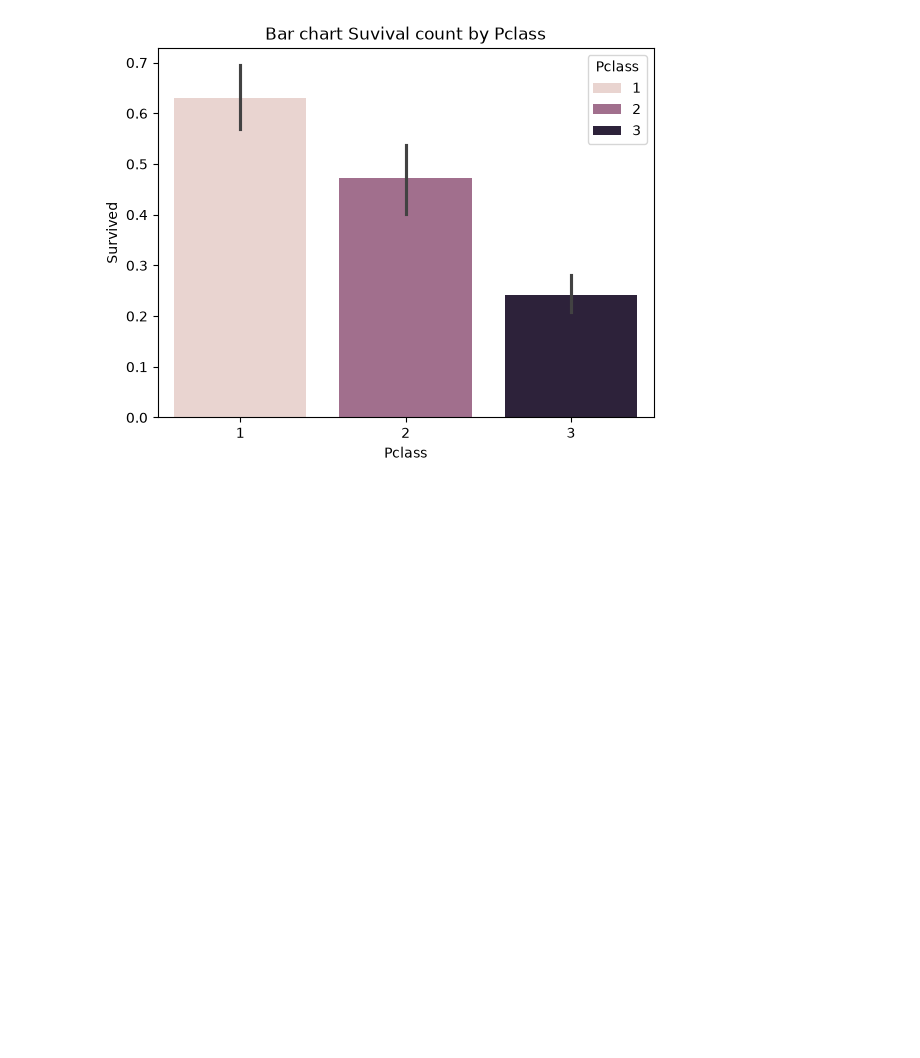
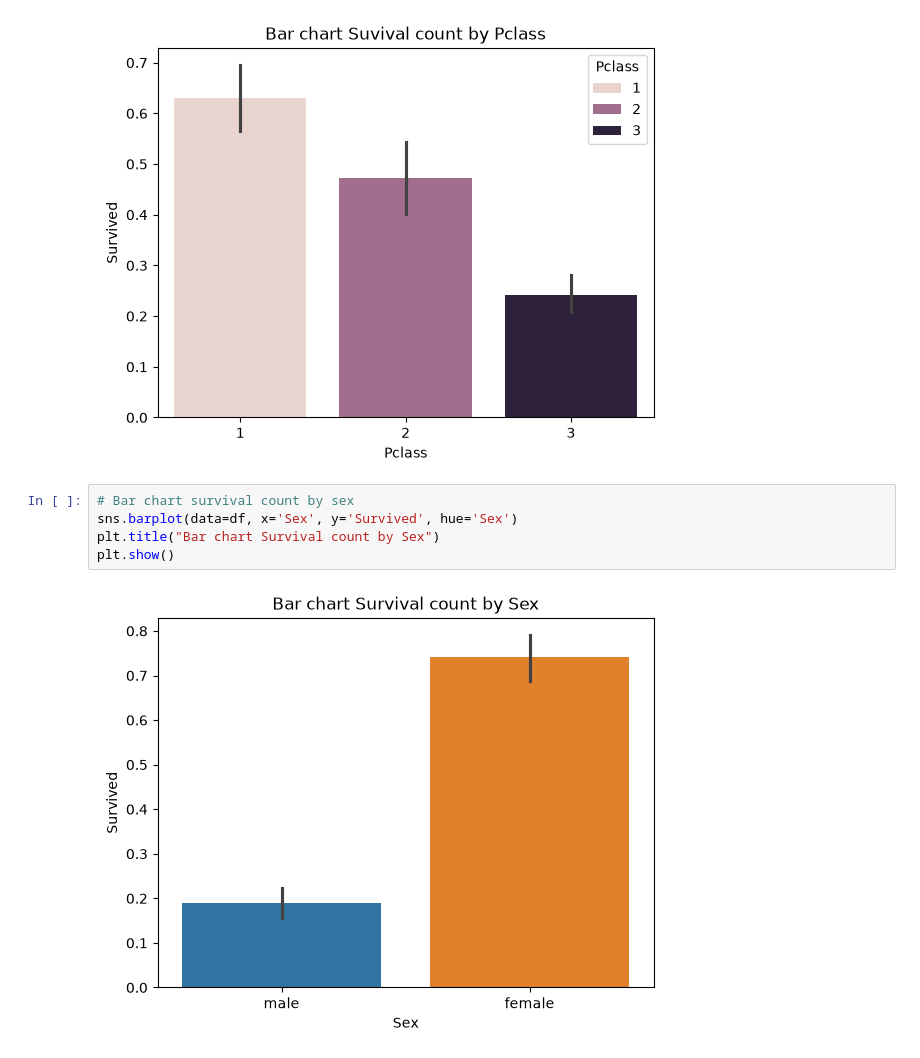
Before and after one commit to mrshakil015/Data-Science-and-Statistics-Python, a Jupyter notebook: nsda_data_science/job_1.ipynb, the cells around one changed output. Cells and saved outputs as stored; diff of their text form; blank space fills up the shorter version.

```diff
--- a/nsda_data_science/job_1.ipynb
+++ b/nsda_data_science/job_1.ipynb
@@ -83,3 +83,10 @@ plt.savefig("bar_chat_survive_pclass.png")
 plt.show()
 # %% [output]
 [figure]
+# %%
+# Bar chart survival count by sex
+sns.barplot(data=df, x='Sex', y='Survived', hue='Sex')
+plt.title("Bar chart Survival count by Sex")
+plt.show()
+# %% [output]
+[figure, added]
```
Also changed, not shown: parts of 7 cells of this notebook, 1 other file.
